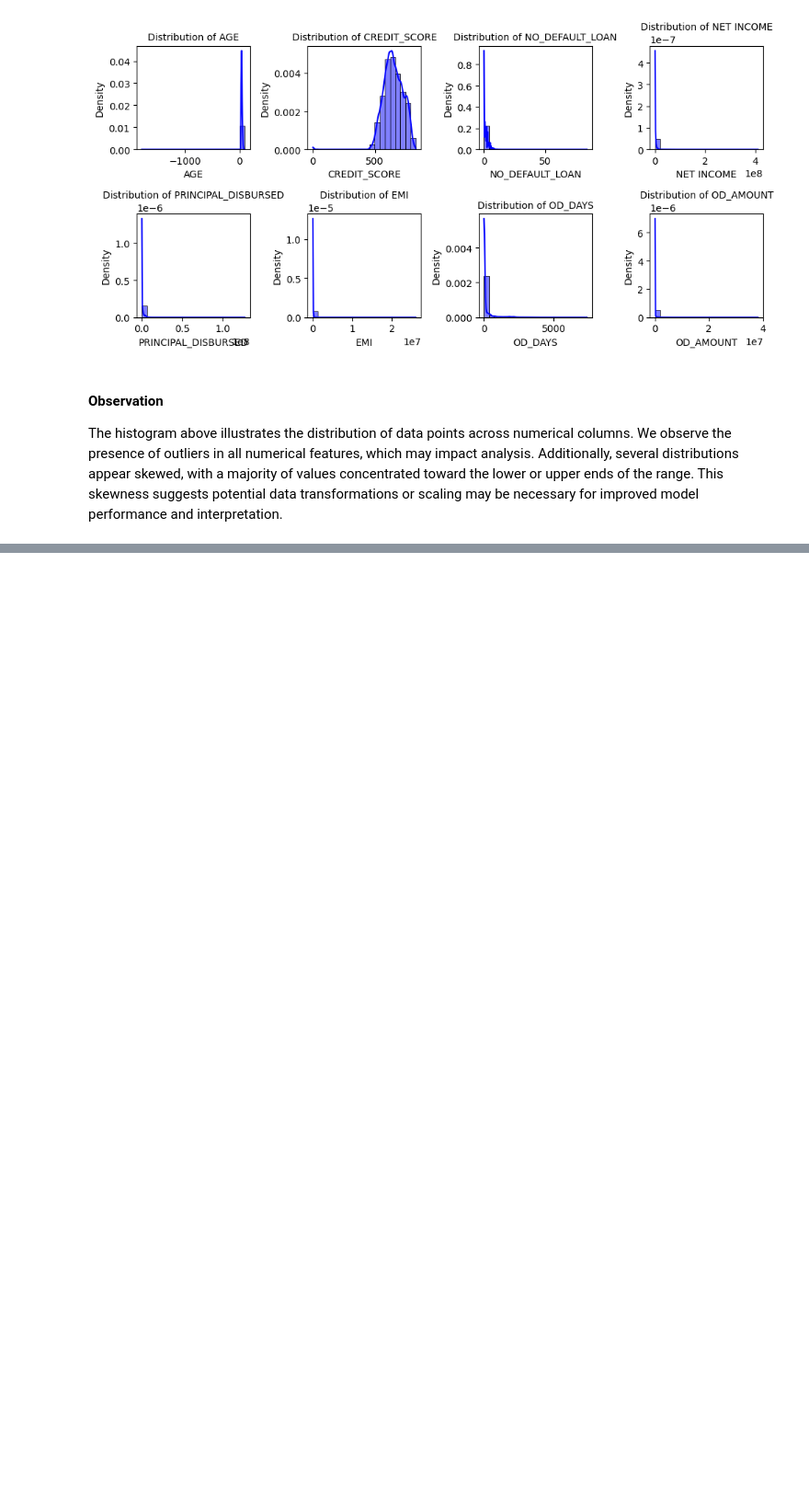
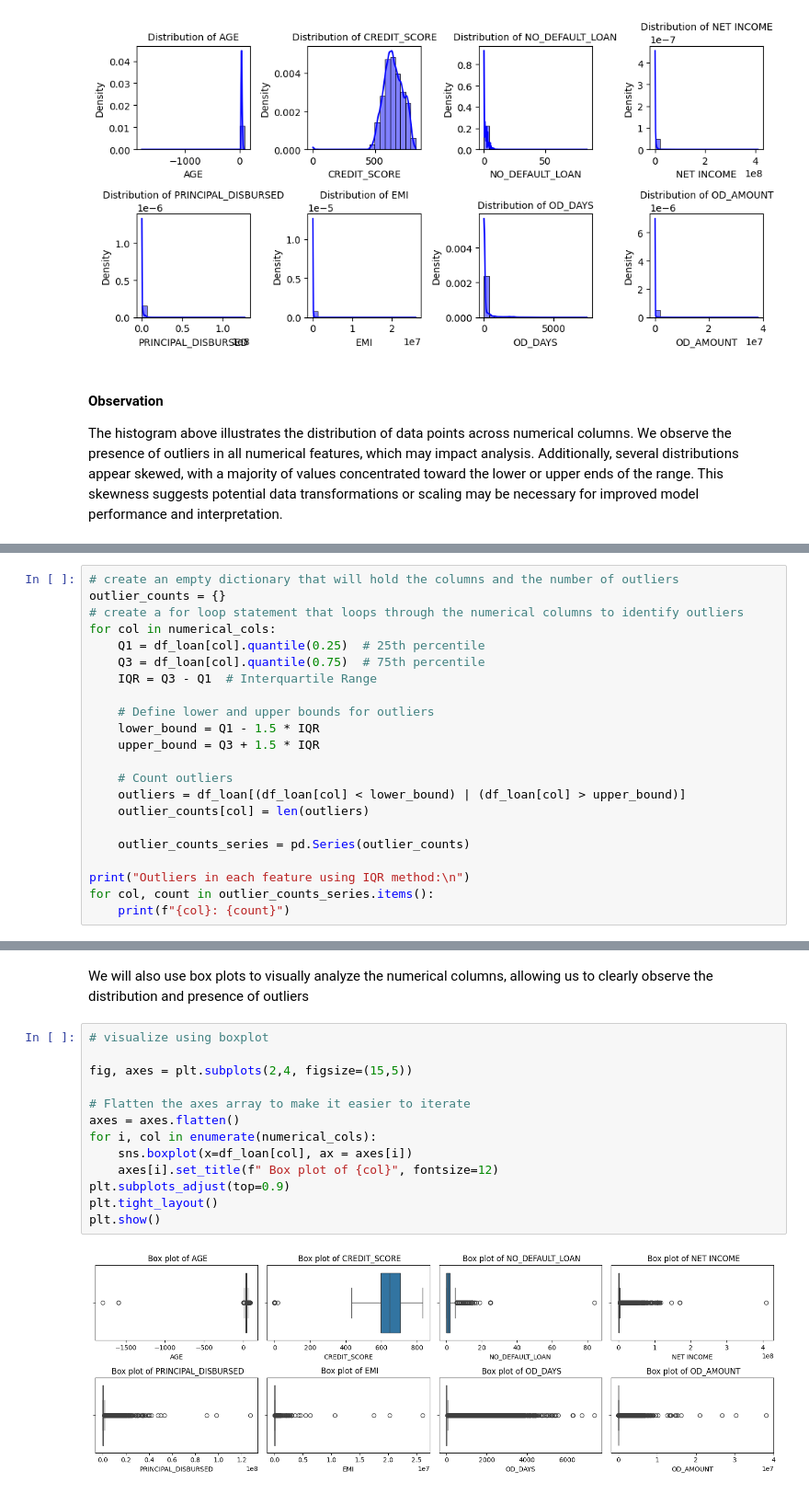
Before and after one commit to AlexIrungu/DSC-CapstoneProject, a Jupyter notebook: notebooks/james.ipynb, the cells around one changed output, grey strips where cells are left out. Shown at 92% size. Drawn from its saved outputs; the diff is of its cells as text; blank space fills up the shorter version.

```diff
--- a/notebooks/james.ipynb
+++ b/notebooks/james.ipynb
@@ -408,0 +416,22 @@ The histogram above illustrates the distribution of data points across numerical
+# %%
+# create an empty dictionary that will hold the columns and the number of outliers
+outlier_counts = {}
+# create a for loop statement that loops through the numerical columns to identify outliers
+for col in numerical_cols:
+    Q1 = df_loan[col].quantile(0.25)  # 25th percentile
+    Q3 = df_loan[col].quantile(0.75)  # 75th percentile
+    IQR = Q3 - Q1  # Interquartile Range
+
+    # Define lower and upper bounds for outliers
+    lower_bound = Q1 - 1.5 * IQR
+    upper_bound = Q3 + 1.5 * IQR
+
+    # Count outliers
+    outliers = df_loan[(df_loan[col] < lower_bound) | (df_loan[col] > upper_bound)]
+    outlier_counts[col] = len(outliers)
+
+    outlier_counts_series = pd.Series(outlier_counts)
+
+print("Outliers in each feature using IQR method:\n")
+for col, count in outlier_counts_series.items():
+    print(f"{col}: {count}")
@@ -408,0 +465,17 @@ The histogram above illustrates the distribution of data points across numerical
+# %% [markdown]
+We will also use box plots to visually analyze the numerical columns, allowing us to clearly observe the distribution and presence of outliers
+# %%
+# visualize using boxplot
+
+fig, axes = plt.subplots(2,4, figsize=(15,5))
+
+# Flatten the axes array to make it easier to iterate
+axes = axes.flatten()
+for i, col in enumerate(numerical_cols):
+    sns.boxplot(x=df_loan[col], ax = axes[i])
+    axes[i].set_title(f" Box plot of {col}", fontsize=12)
+plt.subplots_adjust(top=0.9)
+plt.tight_layout()
+plt.show()
+# %% [output]
+[figure, added]
```
Also changed, not shown: parts of 64 cells of this notebook.
